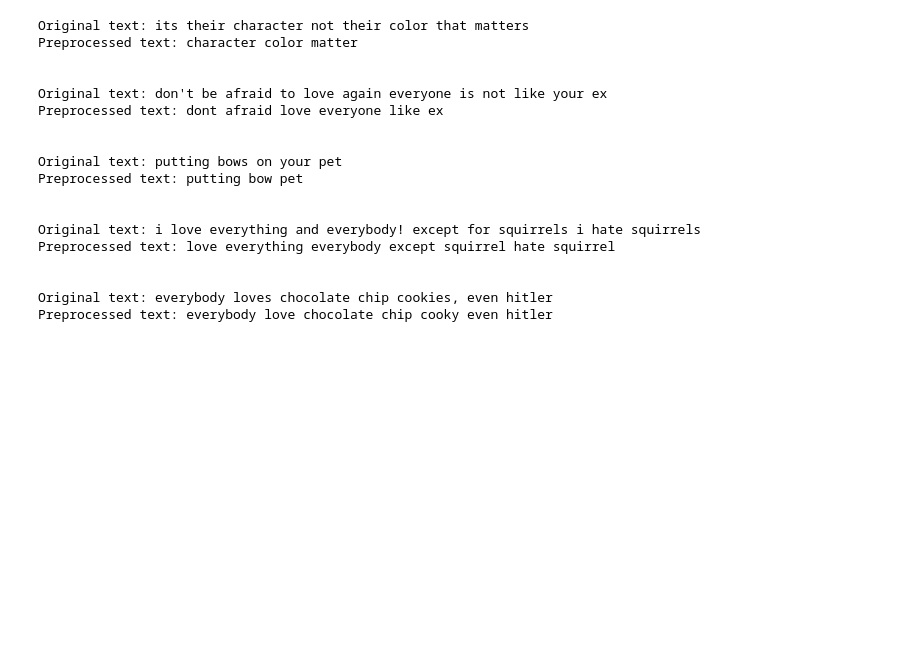
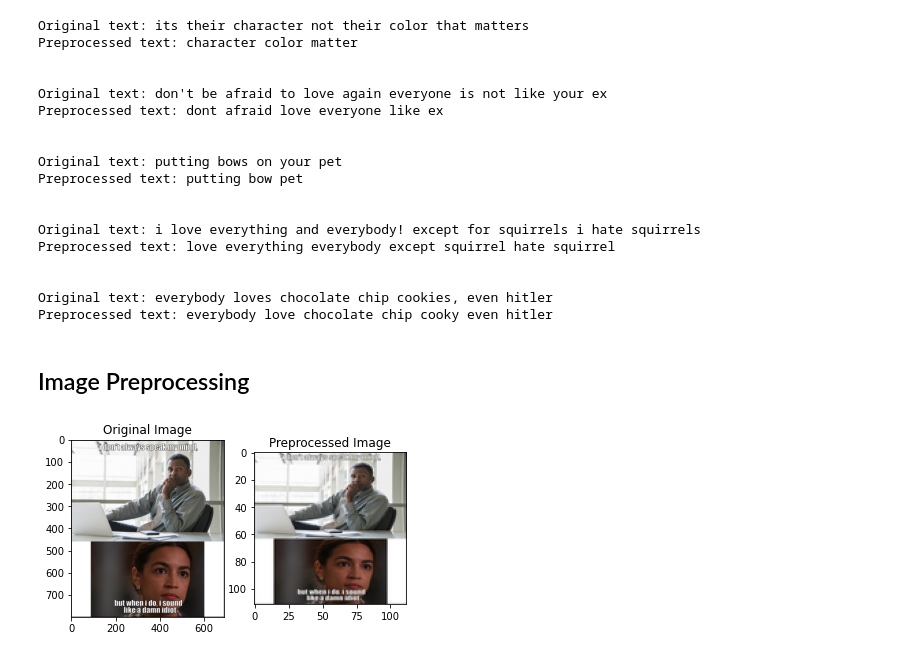
Before and after one commit to 6hris/MLFinalProject, a Jupyter notebook: DetectHatefulMemes.ipynb, the cells around one changed output. Saved outputs shown, nothing was run; the diff lists cells and outputs as text; code cells hidden in the pictures; blank space fills up the shorter version.

Commit message:
image preprocessing

```diff
--- a/DetectHatefulMemes.ipynb
+++ b/DetectHatefulMemes.ipynb
@@ -186,3 +187,5 @@ Preprocessed text: love everything everybody except squirrel hate squirrel
 
 Original text: everybody loves chocolate chip cookies, even hitler
 Preprocessed text: everybody love chocolate chip cooky even hitler
+# %% [markdown]
+## Image Preprocessing
@@ -188,0 +215,48 @@ Preprocessed text: everybody love chocolate chip cooky even hitler
+# %%
+train_images = []
+test_images = []
+
+# Define the path to the images folder
+img_folder_path = '../MLFinalProject/data/'
+
+for index, row in train_data.iterrows():
+    img_path = os.path.join(img_folder_path, row['img'])
+    train_images.append(load_and_preprocess_image(img_path))
+
+for index, row in test_data.iterrows():
+    img_path = os.path.join(img_folder_path, row['img'])
+    test_images.append(load_and_preprocess_image(img_path))
+
+train_images = np.array(train_images)
+test_images = np.array(test_images)
+# %%
+import matplotlib.pyplot as plt
+
+def display_original_and_preprocessed(img_path, preprocessed_img):
+    # Load the original image
+    original_img = Image.open(img_path)
+
+    # Display the original image
+    plt.subplot(1, 2, 1)
+    plt.imshow(original_img)
+    plt.title("Original Image")
+
+    # Display the preprocessed image
+    plt.subplot(1, 2, 2)
+    plt.imshow(preprocessed_img)
+    plt.title("Preprocessed Image")
+
+    # Show the plot
+    plt.show()
+
+# Choose a random image from the train_data
+random_index = train_data.sample(1).index[0]
+random_img_path = os.path.join(img_folder_path, train_data.loc[random_index, 'img'])
+
+# Load the preprocessed image
+preprocessed_img = load_and_preprocess_image(random_img_path)
+
+# Display the original and preprocessed images
+display_original_and_preprocessed(random_img_path, preprocessed_img)
+# %% [output]
+[figure, added]
```
Also changed, not shown: parts of 4 cells of this notebook.
